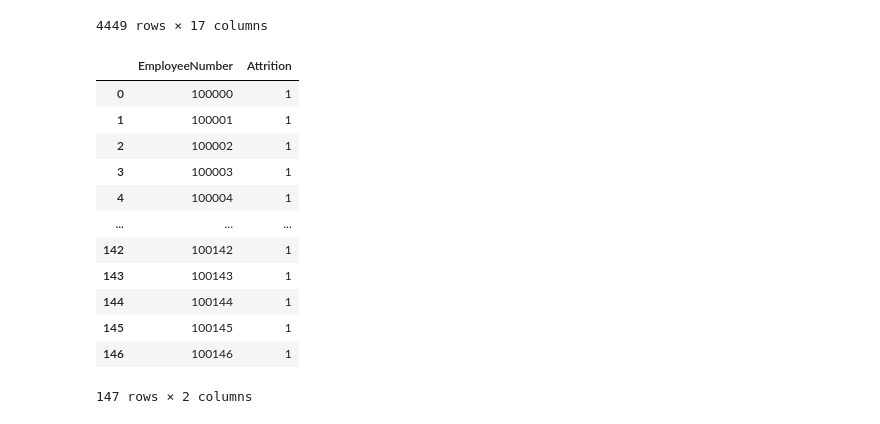
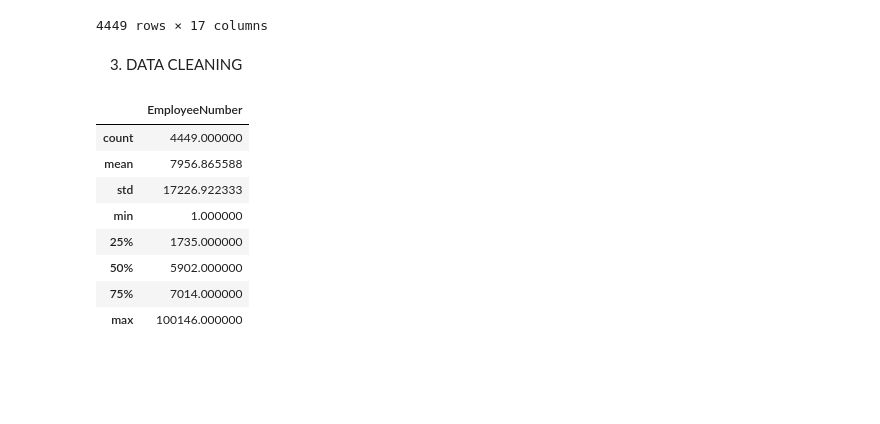
Before and after one commit to jumikao/Personal_Income_Analysis_ver2, a Jupyter notebook: ProjektKlasyfikacjaMARTA.ipynb, the cells around one changed output. Cells and saved outputs as stored; diff of their text form; code cells hidden in the pictures; blank space fills up the shorter version.

```diff
--- a/ProjektKlasyfikacjaMARTA.ipynb
+++ b/ProjektKlasyfikacjaMARTA.ipynb
@@ -63,18 +63,17 @@ plik_df2
 4449 rows × 17 columns
 # %%
 plik_sample=pd.read_csv(r'https://raw.githubusercontent.com/BasiaSDA/projekt-klasyfikacja/main/sample_output.csv')
-plik_sample
-# %% [output]
-|  | EmployeeNumber | Attrition |
-| 0 | 100000 | 1 |
-| 1 | 100001 | 1 |
-| 2 | 100002 | 1 |
-| 3 | 100003 | 1 |
-| 4 | 100004 | 1 |
-| ... | ... | ... |
-| 142 | 100142 | 1 |
-| 143 | 100143 | 1 |
-| 144 | 100144 | 1 |
-| 145 | 100145 | 1 |
-| 146 | 100146 | 1 |
-147 rows × 2 columns
+# %% [markdown]
+3. DATA CLEANING
+# %%
+plik_attrition.describe()
+# %% [output]
+|  | EmployeeNumber |
+| count | 4449.000000 |
+| mean | 7956.865588 |
+| std | 17226.922333 |
+| min | 1.000000 |
+| 25% | 1735.000000 |
+| 50% | 5902.000000 |
+| 75% | 7014.000000 |
+| max | 100146.000000 |
```
Also changed, not shown: parts of 6 cells of this notebook.
